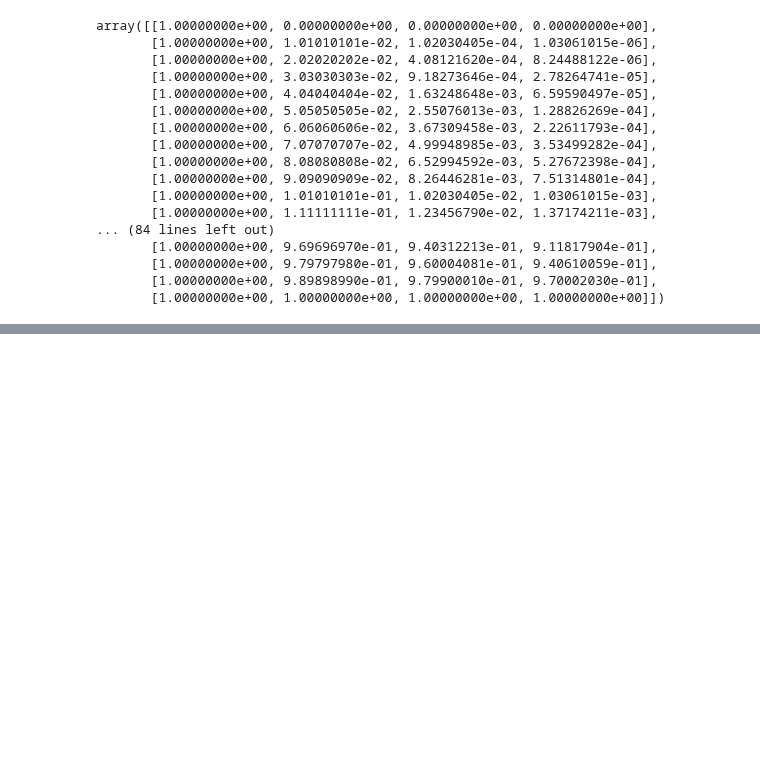
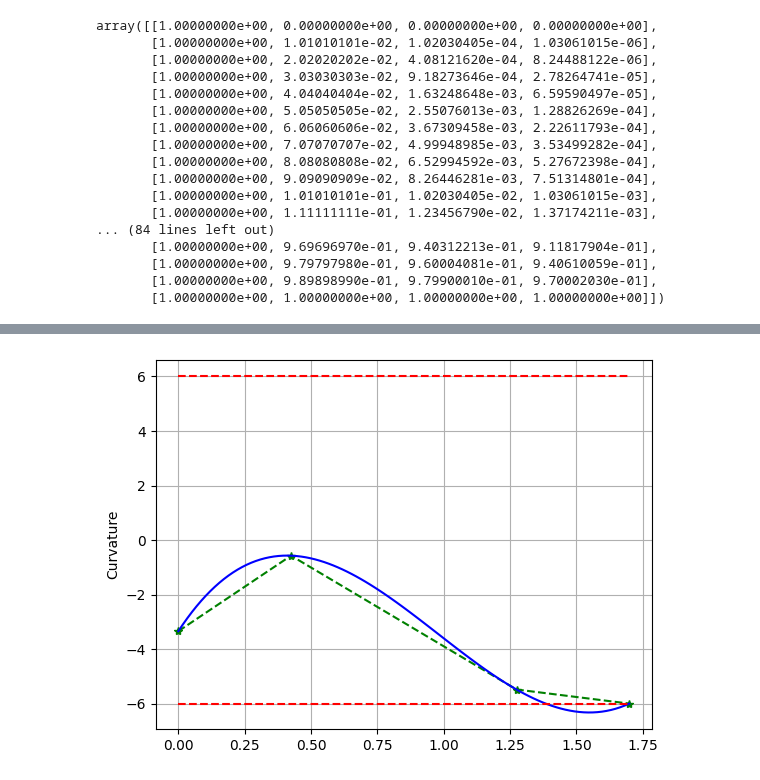
Before and after one commit to arthurrichards77/smply, a Jupyter notebook: collocation.ipynb, the cells around one changed output, grey strips where cells are left out. Saved outputs shown, nothing was run; the diff lists cells and outputs as text; code cells hidden in the pictures; blank space fills up the shorter version.

```diff
--- a/collocation.ipynb
+++ b/collocation.ipynb
@@ -286,0 +244,10 @@ plt.show()
+# %%
+plt.plot(T*colloc_dist,k,'*g--')
+plt.plot(T*eval_dist, colloc_to_eval@k, 'b-')
+plt.plot([0,T], [kmax,kmax],'r--')
+plt.plot([0,T], [-kmax,-kmax],'r--')
+plt.grid('on')
+plt.ylabel('Curvature')
+plt.show()
+# %% [output]
+[figure, added]
```
Also changed, not shown: parts of 26 cells of this notebook.
